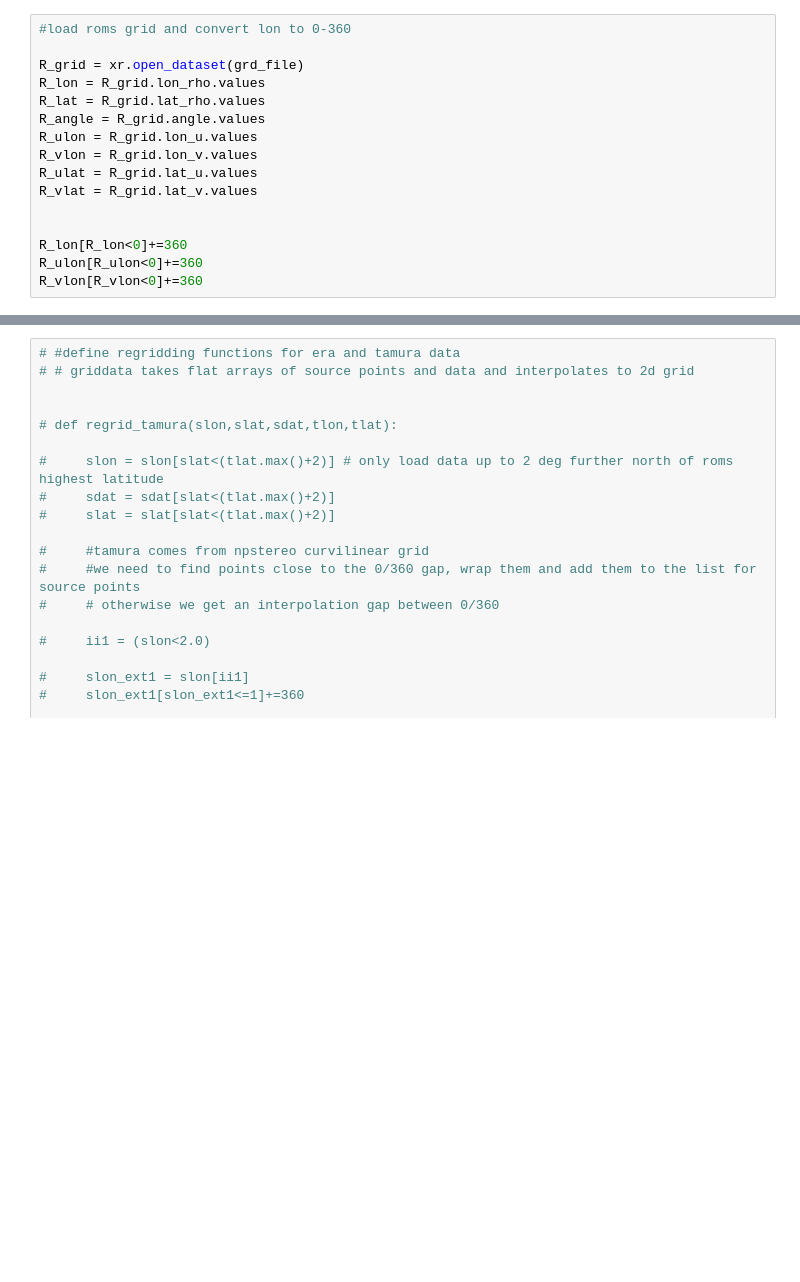
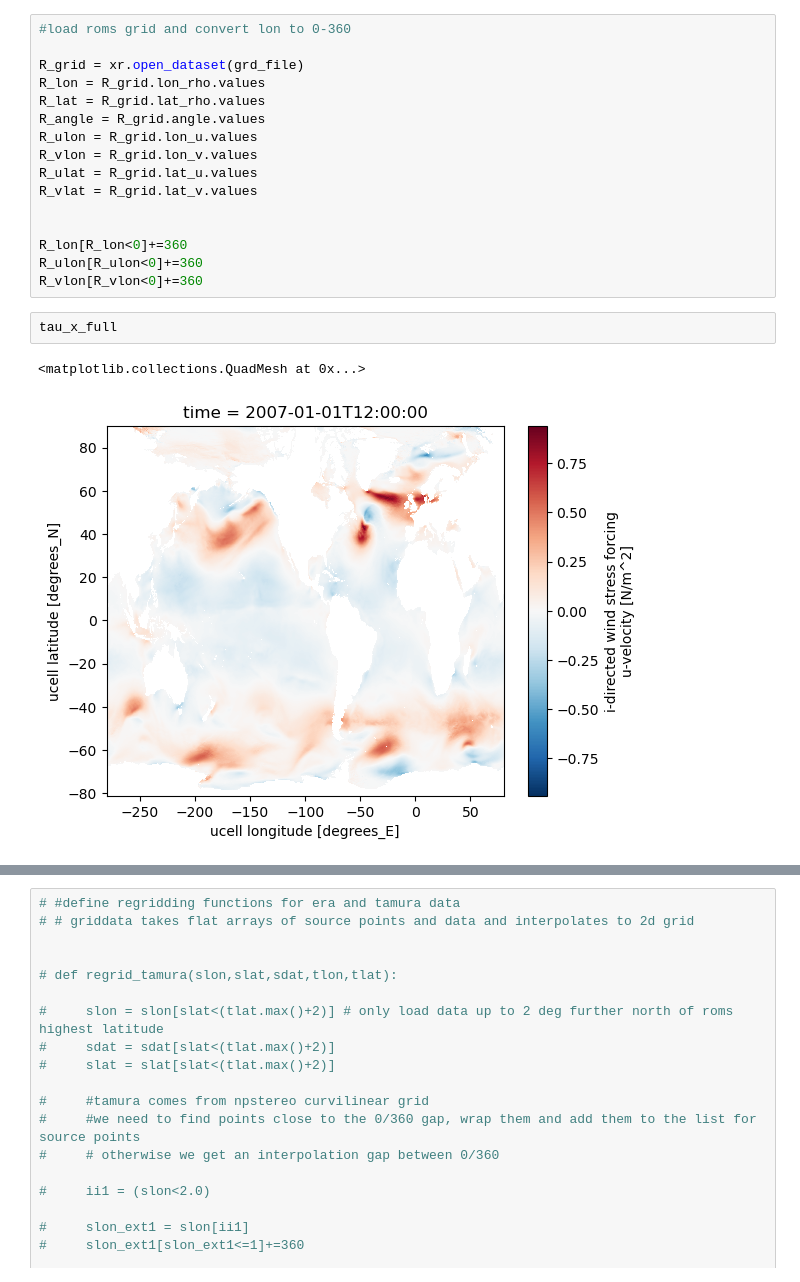
Before and after one commit to dgwyther/vanderford-setup, a Jupyter notebook: notebooks/make_sbc-amery_access.ipynb, the cells around one changed output, grey strips where cells are left out. Cells and saved outputs as stored; diff of their text form; blank space fills up the shorter version.

```diff
--- a/notebooks/make_sbc-amery_access.ipynb
+++ b/notebooks/make_sbc-amery_access.ipynb
@@ -152,3 +152,8 @@ R_vlat = R_grid.lat_v.values
 R_lon[R_lon<0]+=360
 R_ulon[R_ulon<0]+=360
 R_vlon[R_vlon<0]+=360
+# %%
+tau_x_full
+# %% [output]
+<matplotlib.collections.QuadMesh at 0x...>
+[figure, added]
```
Also changed, not shown: parts of 15 cells of this notebook, 1 other file.
